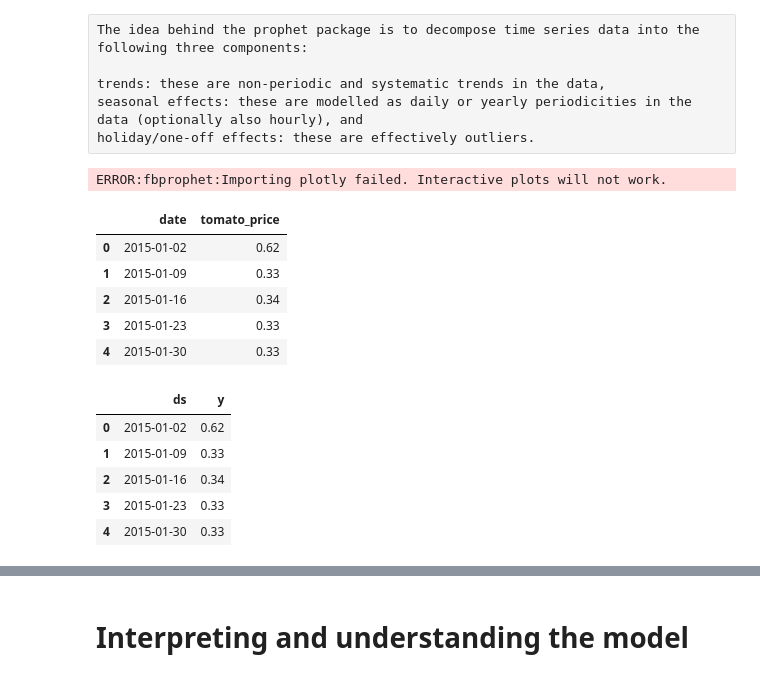
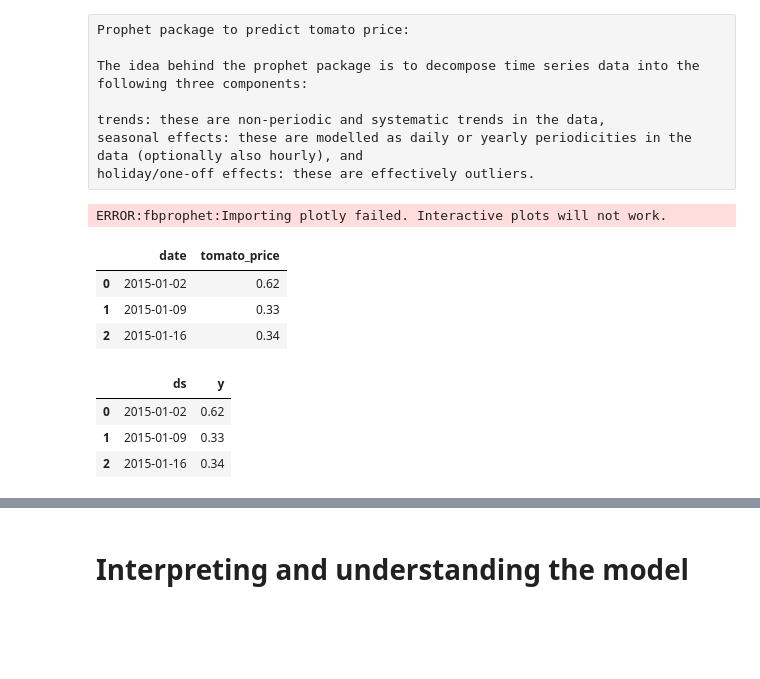
Before and after one commit to pola255/tomato-price, a Jupyter notebook: Prophet/Tomato price Prophet.ipynb, the cells around one changed output, grey strips where cells are left out. Cells and saved outputs as stored; diff of their text form; code cells hidden in the pictures; blank space fills up the shorter version.

```diff
--- a/Prophet/Tomato price Prophet.ipynb
+++ b/Prophet/Tomato price Prophet.ipynb
@@ -1,4 +1,6 @@
 # %% [raw]
+Prophet package to predict tomato price:
+
 The idea behind the prophet package is to decompose time series data into the following three components:
 
 trends: these are non-periodic and systematic trends in the data,
@@ -14,26 +16,22 @@ import matplotlib.pyplot as plt
 ERROR:fbprophet:Importing plotly failed. Interactive plots will not work.
 # %%
 data_tomato_price = pd.read_csv("data/data_tomato_price.csv")
-data_tomato_price.head()
+data_tomato_price.head(3)
 # %% [output]
 |  | date | tomato_price |
 | 0 | 2015-01-02 | 0.62 |
 | 1 | 2015-01-09 | 0.33 |
 | 2 | 2015-01-16 | 0.34 |
-| 3 | 2015-01-23 | 0.33 |
-| 4 | 2015-01-30 | 0.33 |
 # %%
 #I modified DataFrame to adapt to Prophet: the prophet package expects input as a dataframe with the first column indicating time and
 # the second indicating the time series we wish to forecast
 df_prophet = data_tomato_price.rename(columns={'date': 'ds', 'tomato_price': 'y'})
-df_prophet.head()
+df_prophet.head(3)
 # %% [output]
 |  | ds | y |
 | 0 | 2015-01-02 | 0.62 |
 | 1 | 2015-01-09 | 0.33 |
 | 2 | 2015-01-16 | 0.34 |
-| 3 | 2015-01-23 | 0.33 |
-| 4 | 2015-01-30 | 0.33 |
 # %%
 # Development of training function:
 #I looked the outliers dates in exploratory data plot, and in the dataset
```
Also changed, not shown: parts of 20 cells of this notebook, 2 other files.
